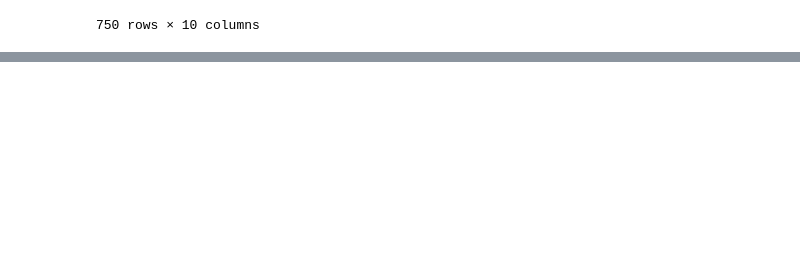
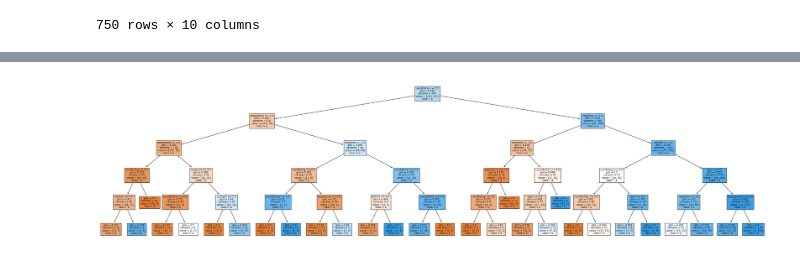
Before and after one commit to TechLabs-Berlin/st22-beautify-berlin, a Jupyter notebook: approval_classifier.ipynb, the cells around one changed output, grey strips where cells are left out. Saved outputs shown, nothing was run; the diff lists cells and outputs as text; code cells hidden in the pictures; blank space fills up the shorter version.

```diff
--- a/approval_classifier.ipynb
+++ b/approval_classifier.ipynb
@@ -66,2 +89,7 @@ knn.score(X_test, y_test)
+# %%
+fig, axes = plt.subplots(nrows = 1,ncols = 1,figsize = (40,10), dpi=60)
+plot_tree(tree3, feature_names=X_train.columns, class_names=y_train.name, filled=True, fontsize=8);
+# %% [output]
+[figure, added]
 # %%
 # USE THE TRAINED CLASSIFIER TO CLASSIFY NEW PREVIOUSLY UNSEEN OBJECTS (optional)
```
Also changed, not shown: parts of 10 cells of this notebook.
